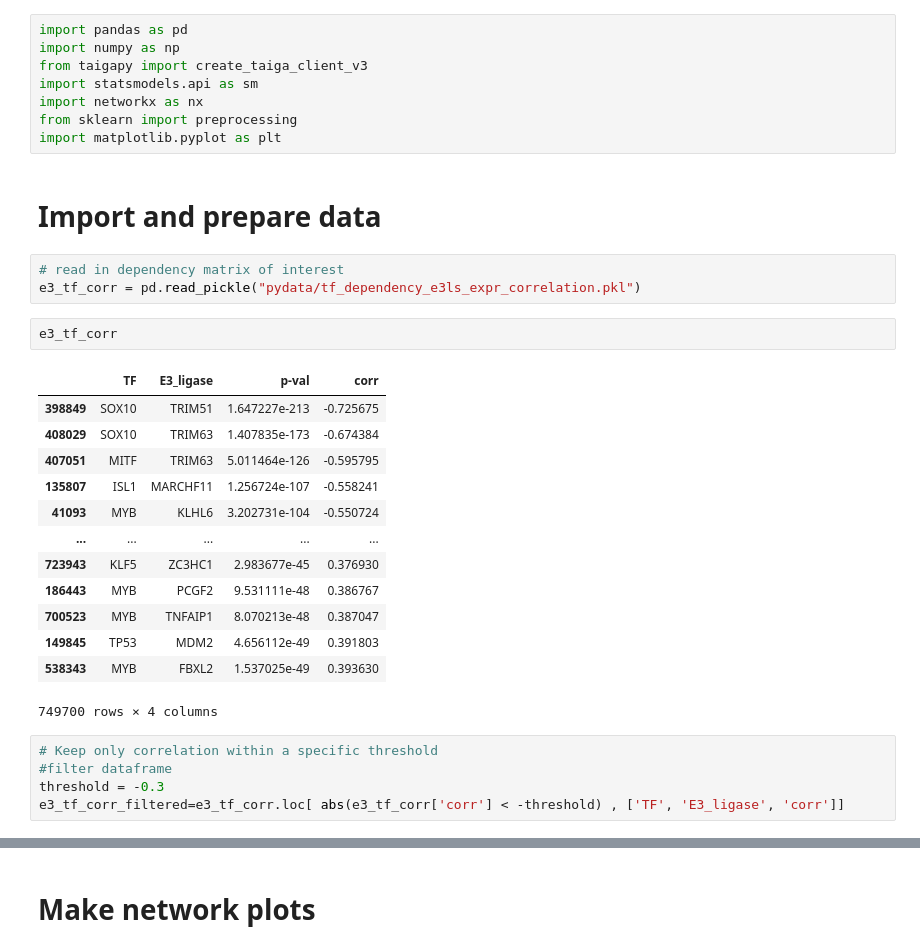
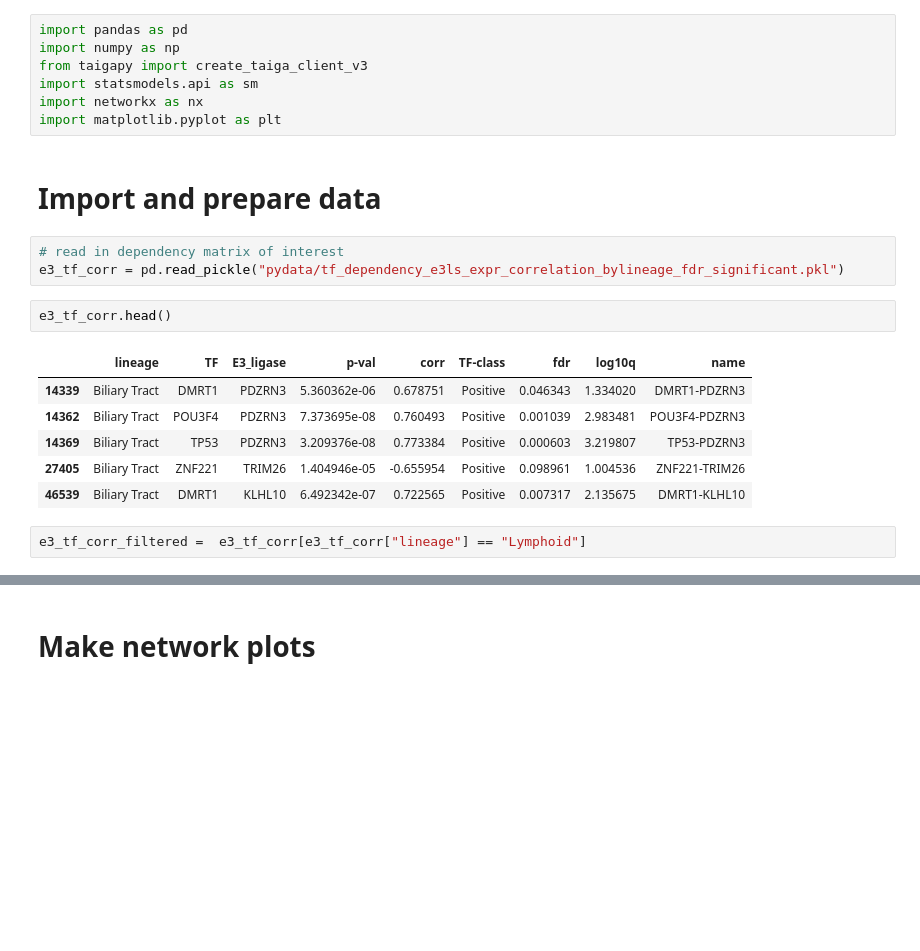
Before and after one commit to ddiannae/cancer_bootcamp25, a Jupyter notebook: 9_make_network_plots.ipynb, the cells around one changed output, grey strips where cells are left out. Cells and saved outputs as stored; diff of their text form; blank space fills up the shorter version.

```diff
--- a/9_make_network_plots.ipynb
+++ b/9_make_network_plots.ipynb
@@ -4,32 +4,21 @@ import numpy as np
 from taigapy import create_taiga_client_v3
 import statsmodels.api as sm
 import networkx as nx
-from sklearn import preprocessing
 import matplotlib.pyplot as plt
 # %% [markdown]
 # Import and prepare data
 # %%
 # read in dependency matrix of interest
-e3_tf_corr = pd.read_pickle("pydata/tf_dependency_e3ls_expr_correlation.pkl")
+e3_tf_corr = pd.read_pickle("pydata/tf_dependency_e3ls_expr_correlation_bylineage_fdr_significant.pkl")
 # %%
-e3_tf_corr
+e3_tf_corr.head()
 # %% [output]
-|  | TF | E3_ligase | p-val | corr |
-| 398849 | SOX10 | TRIM51 | 1.647227e-213 | -0.725675 |
-| 408029 | SOX10 | TRIM63 | 1.407835e-173 | -0.674384 |
-| 407051 | MITF | TRIM63 | 5.011464e-126 | -0.595795 |
-| 135807 | ISL1 | MARCHF11 | 1.256724e-107 | -0.558241 |
-| 41093 | MYB | KLHL6 | 3.202731e-104 | -0.550724 |
-| ... | ... | ... | ... | ... |
-| 723943 | KLF5 | ZC3HC1 | 2.983677e-45 | 0.376930 |
-| 186443 | MYB | PCGF2 | 9.531111e-48 | 0.386767 |
-| 700523 | MYB | TNFAIP1 | 8.070213e-48 | 0.387047 |
-| 149845 | TP53 | MDM2 | 4.656112e-49 | 0.391803 |
-| 538343 | MYB | FBXL2 | 1.537025e-49 | 0.393630 |
+|  | lineage | TF | E3_ligase | p-val | corr | TF-class | fdr | log10q | name |
+| 14339 | Biliary Tract | DMRT1 | PDZRN3 | 5.360362e-06 | 0.678751 | Positive | 0.046343 | 1.334020 | DMRT1-PDZRN3 |
+| 14362 | Biliary Tract | POU3F4 | PDZRN3 | 7.373695e-08 | 0.760493 | Positive | 0.001039 | 2.983481 | POU3F4-PDZRN3 |
+| 14369 | Biliary Tract | TP53 | PDZRN3 | 3.209376e-08 | 0.773384 | Positive | 0.000603 | 3.219807 | TP53-PDZRN3 |
+| 27405 | Biliary Tract | ZNF221 | TRIM26 | 1.404946e-05 | -0.655954 | Positive | 0.098961 | 1.004536 | ZNF221-TRIM26 |
+| 46539 | Biliary Tract | DMRT1 | KLHL10 | 6.492342e-07 | 0.722565 | Positive | 0.007317 | 2.135675 | DMRT1-KLHL10 |
-749700 rows × 4 columns
-# %%
-# Keep only correlation within a specific threshold
-#filter dataframe
-threshold = -0.3
-e3_tf_corr_filtered=e3_tf_corr.loc[ abs(e3_tf_corr['corr'] < -threshold) , ['TF', 'E3_ligase', 'corr']]
+# %%
+e3_tf_corr_filtered =  e3_tf_corr[e3_tf_corr["lineage"] == "Lymphoid"]
 # %%
```
Also changed, not shown: parts of 8 cells of this notebook.
